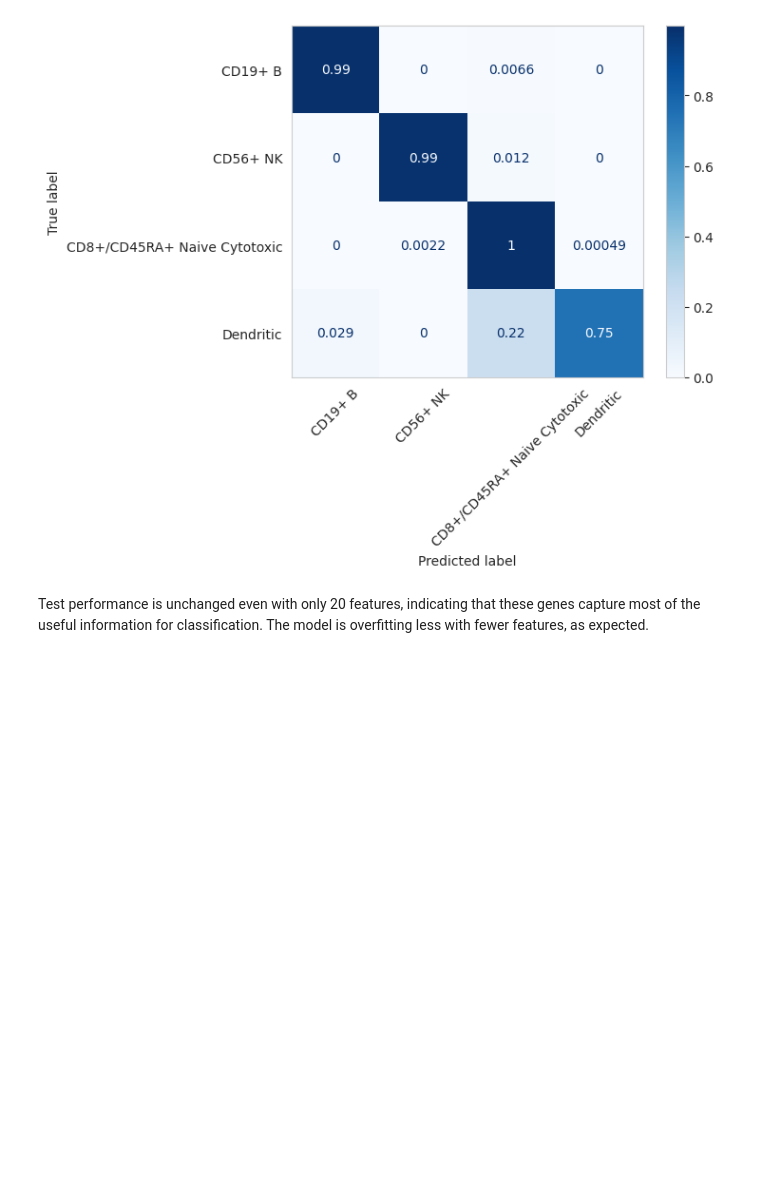
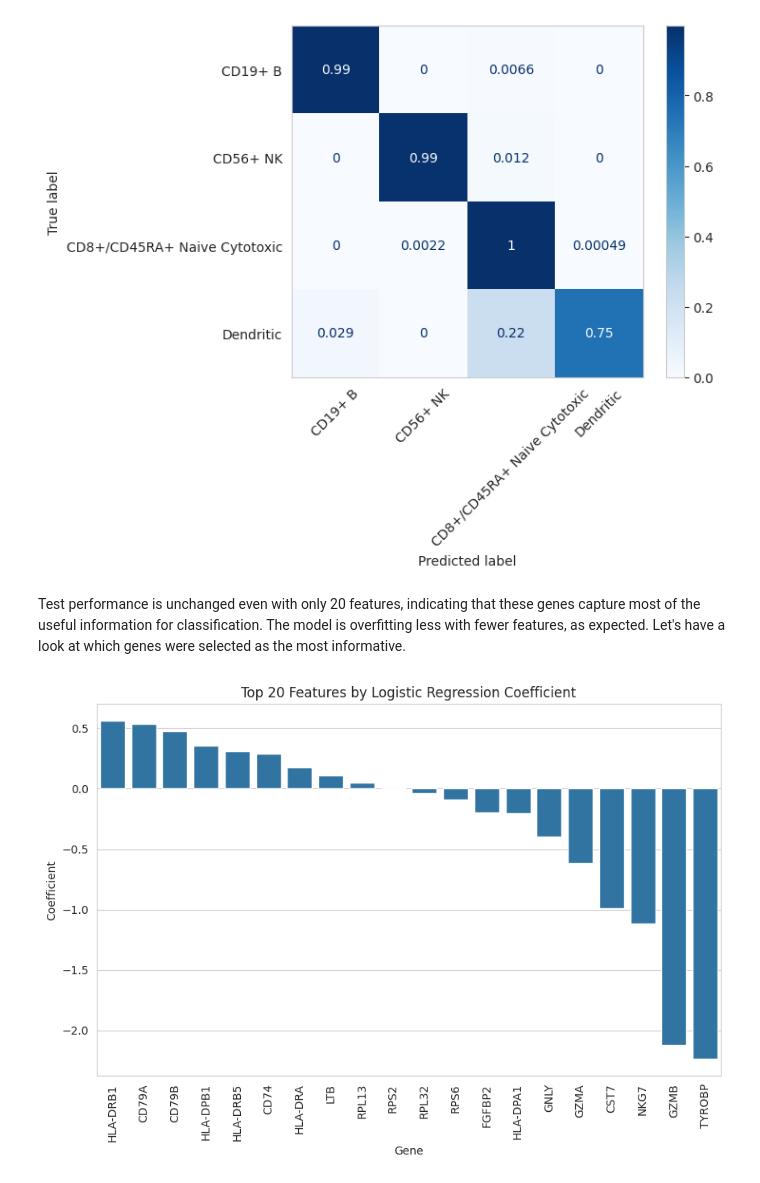
Before and after one commit to KnotATypo/BINF7000-A3-G16, a Jupyter notebook: notebook.ipynb, the cells around one changed output. Cells and saved outputs as stored; diff of their text form; code cells hidden in the pictures; blank space fills up the shorter version.

```diff
--- a/notebook.ipynb
+++ b/notebook.ipynb
@@ -428,3 +428,15 @@ f1 - Train: 0.9896, Test: 0.9875
 [figure]
 # %% [markdown]
 Test performance is unchanged even with only 20 features, indicating that these genes capture most of the useful information for classification. The model is overfitting less with fewer features, as expected.
+Let's have a look at which genes were selected as the most informative.
+# %%
+genes = pd.DataFrame(logistic_regression.coef_[0], index=X_reduced_n.columns, columns=["coefficient"]).sort_values(by="coefficient", ascending=False)
+plt.figure(figsize=(10, 6))
+sns.barplot(x=genes.index, y=genes["coefficient"])
+plt.xticks(rotation=90)
+plt.title("Top 20 Features by Logistic Regression Coefficient")
+plt.xlabel("Gene")
+plt.ylabel("Coefficient")
+plt.show()
+# %% [output]
+[figure, added]
```
Also changed, not shown: parts of 6 cells of this notebook.
